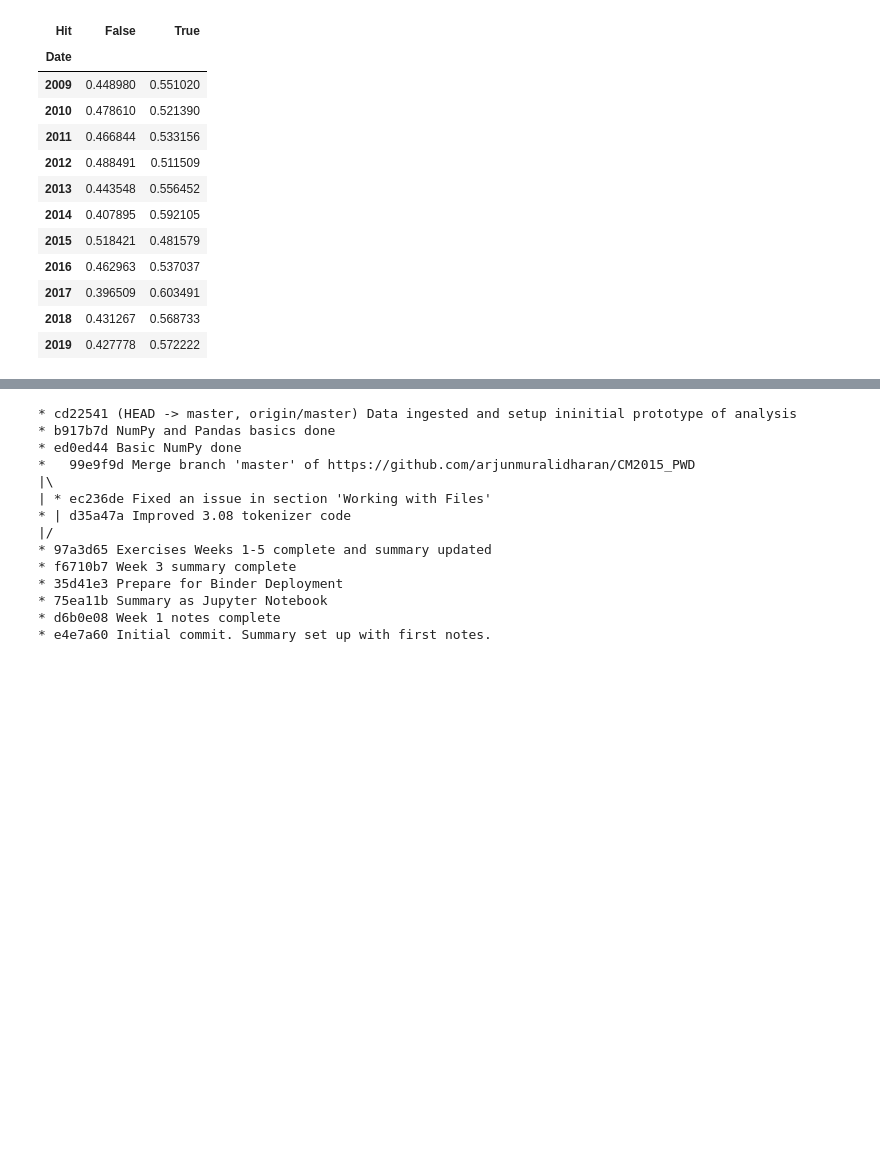
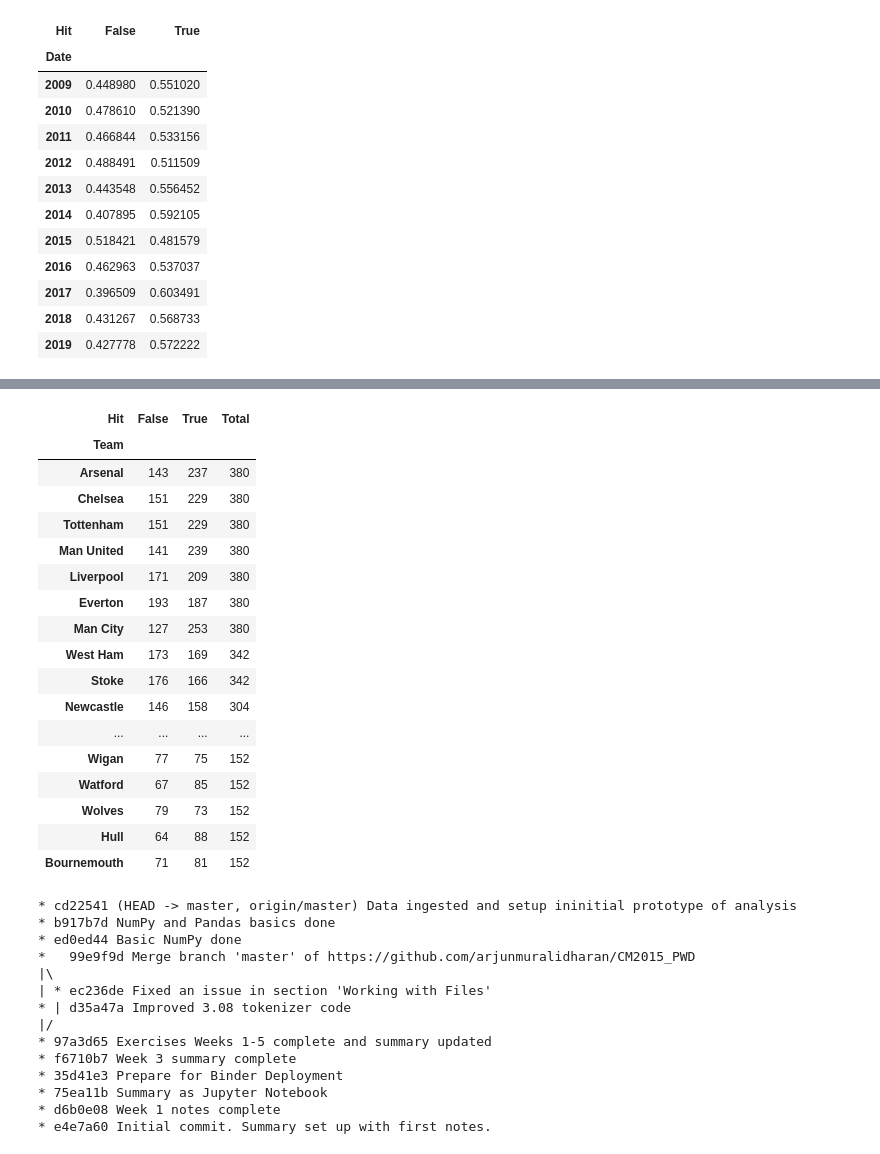
Before and after one commit to arjunmuralidharan/CM2015_PWD, a Jupyter notebook: midterm/midterm.ipynb, the cells around one changed output, grey strips where cells are left out. Saved outputs shown, nothing was run; the diff lists cells and outputs as text; code cells hidden in the pictures; blank space fills up the shorter version.

```diff
--- a/midterm/midterm.ipynb
+++ b/midterm/midterm.ipynb
@@ -272,3 +272,37 @@ team_hits.round(2).head()
+# %%
+team_hits_home = pd.crosstab(matches['HomeTeam'], matches['Hit'])
+team_hits_home.sort_values(by=[True], inplace=True, ascending=False)
+team_hits_home['Total']= team_hits_home[True] + team_hits_home[False]
+team_hits_home.index.name = "Team"
+team_hits_home
+
+team_hits_away = pd.crosstab(matches['AwayTeam'], matches['Hit'])
+team_hits_away.sort_values(by=[True], inplace=True, ascending=False)
+team_hits_away['Total']= team_hits_home[True] + team_hits_home[False]
+team_hits_away.index.name = "Team"
+
+team_hits = team_hits_away + team_hits_home
+team_hits.sort_values(by='Total',inplace=True,ascending=False)
+team_hits[team_hits['Total'] > 114]
+# %% [output]
+| Hit | False | True | Total |
+| Team |  |  |  |
+| Arsenal | 143 | 237 | 380 |
+| Chelsea | 151 | 229 | 380 |
+| Tottenham | 151 | 229 | 380 |
+| Man United | 141 | 239 | 380 |
+| Liverpool | 171 | 209 | 380 |
+| Everton | 193 | 187 | 380 |
+| Man City | 127 | 253 | 380 |
+| West Ham | 173 | 169 | 342 |
+| Stoke | 176 | 166 | 342 |
+| Newcastle | 146 | 158 | 304 |
+| ... | ... | ... | ... |
+| Wigan | 77 | 75 | 152 |
+| Watford | 67 | 85 | 152 |
+| Wolves | 79 | 73 | 152 |
+| Hull | 64 | 88 | 152 |
+| Bournemouth | 71 | 81 | 152 |
 # %%
 !git log --oneline --decorate --graph --all
 # %% [output]
```
Also changed, not shown: parts of 9 cells of this notebook.
